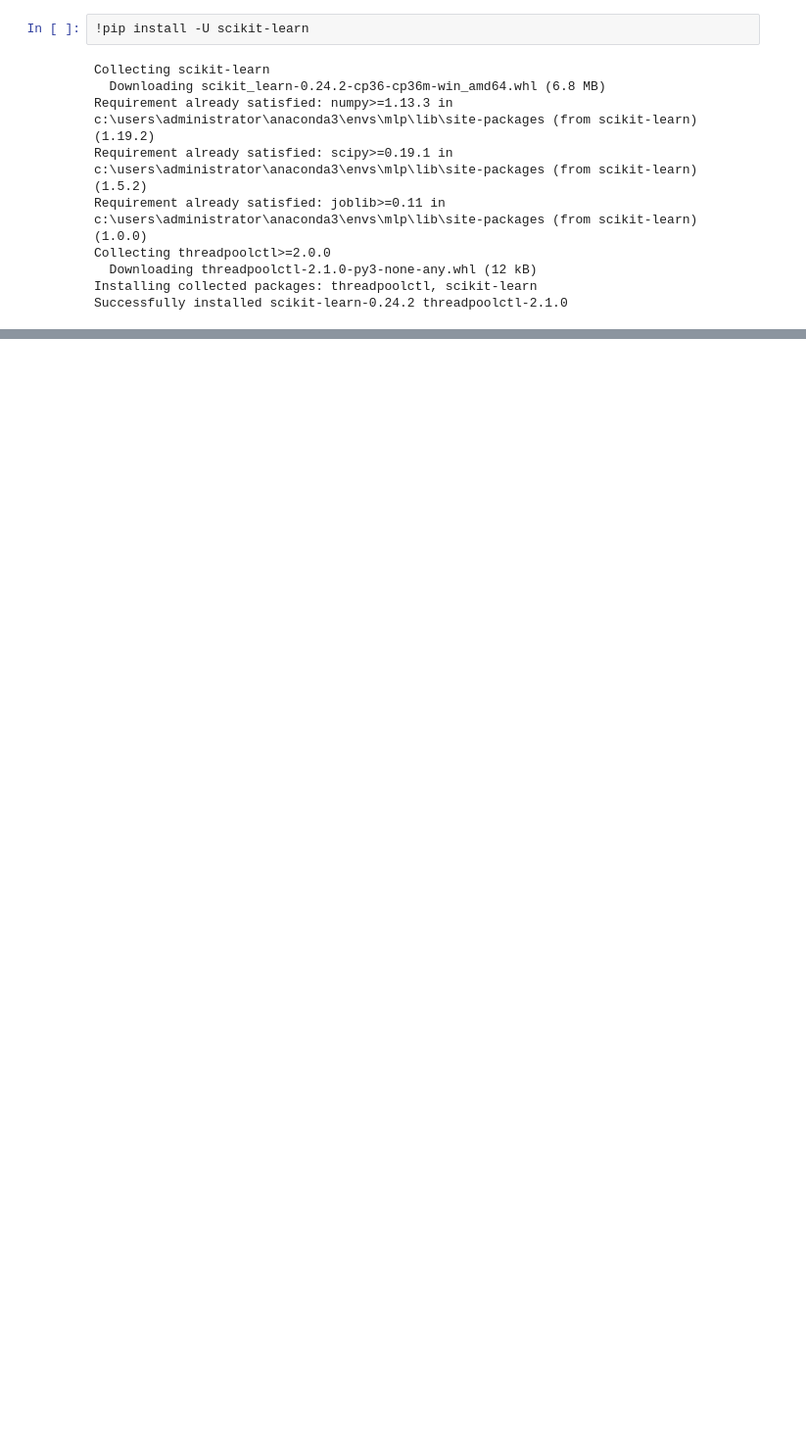
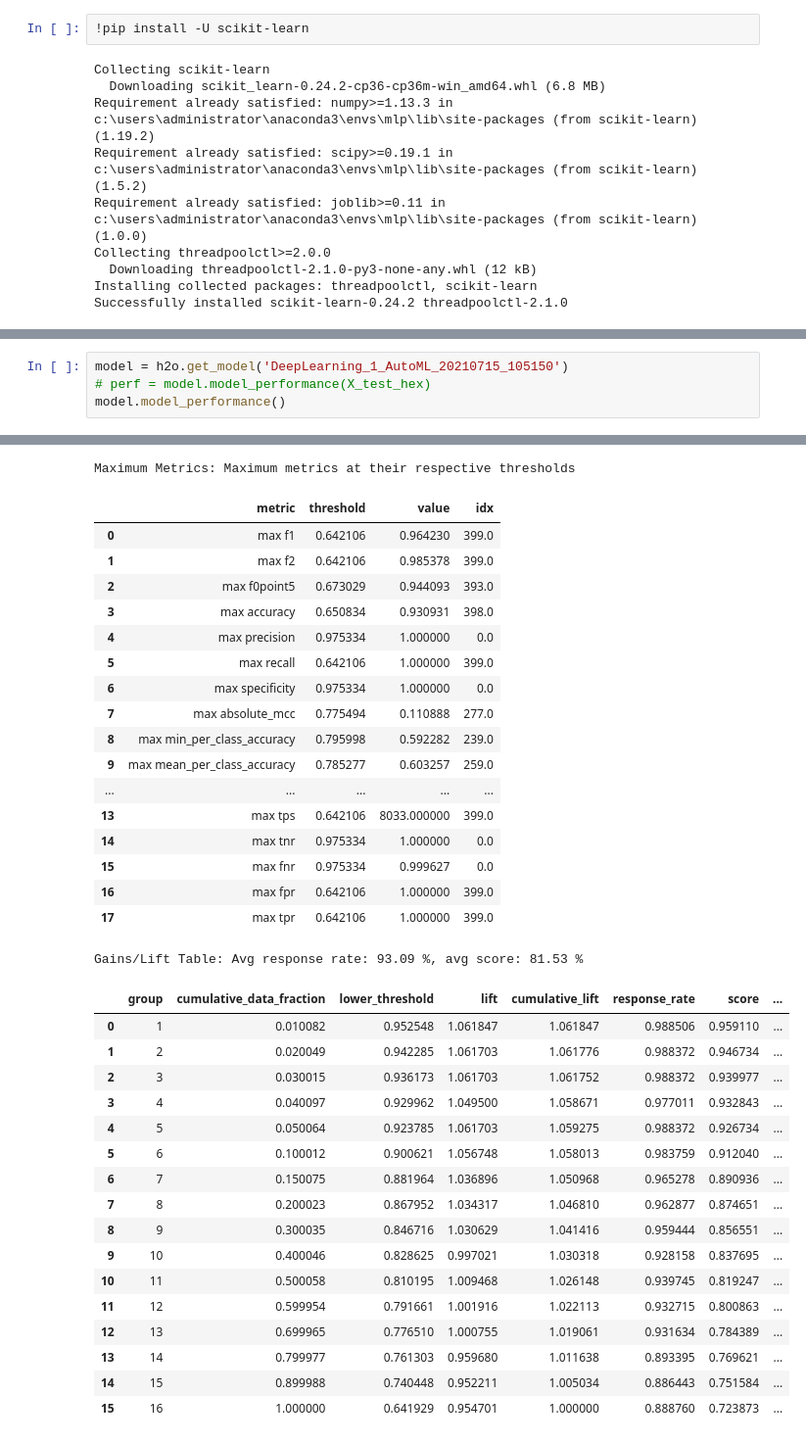
Before and after one commit to csynbiosys/dissertations-2021-info, a Jupyter notebook: yiwei_jing_quantify/H2O.ipynb, the cells around one changed output, grey strips where cells are left out. Shown at 98% size. Drawn from its saved outputs; the diff is of its cells as text; blank space fills up the shorter version.

```diff
--- a/yiwei_jing_quantify/H2O.ipynb
+++ b/yiwei_jing_quantify/H2O.ipynb
@@ -121,0 +346,5 @@ h2o.export_file(lb, os.path.join(out_path, 'aml_leaderboard.h2o'), force=True)
+# %%
+model = h2o.get_model('DeepLearning_1_AutoML_20210715_105150')
+# perf = model.model_performance(X_test_hex)
+model.model_performance()
+# %% [output]
@@ -121,0 +369,36 @@ h2o.export_file(lb, os.path.join(out_path, 'aml_leaderboard.h2o'), force=True)
+Maximum Metrics: Maximum metrics at their respective thresholds
+|  | metric | threshold | value | idx |
+| 0 | max f1 | 0.642106 | 0.964230 | 399.0 |
+| 1 | max f2 | 0.642106 | 0.985378 | 399.0 |
+| 2 | max f0point5 | 0.673029 | 0.944093 | 393.0 |
+| 3 | max accuracy | 0.650834 | 0.930931 | 398.0 |
+| 4 | max precision | 0.975334 | 1.000000 | 0.0 |
+| 5 | max recall | 0.642106 | 1.000000 | 399.0 |
+| 6 | max specificity | 0.975334 | 1.000000 | 0.0 |
+| 7 | max absolute_mcc | 0.775494 | 0.110888 | 277.0 |
+| 8 | max min_per_class_accuracy | 0.795998 | 0.592282 | 239.0 |
+| 9 | max mean_per_class_accuracy | 0.785277 | 0.603257 | 259.0 |
+| ... | ... | ... | ... | ... |
+| 13 | max tps | 0.642106 | 8033.000000 | 399.0 |
+| 14 | max tnr | 0.975334 | 1.000000 | 0.0 |
+| 15 | max fnr | 0.975334 | 0.999627 | 0.0 |
+| 16 | max fpr | 0.642106 | 1.000000 | 399.0 |
+| 17 | max tpr | 0.642106 | 1.000000 | 399.0 |
+Gains/Lift Table: Avg response rate: 93.09 %, avg score: 81.53 %
+|  | group | cumulative_data_fraction | lower_threshold | lift | cumulative_lift | response_rate | score | ... |
+| 0 | 1 | 0.010082 | 0.952548 | 1.061847 | 1.061847 | 0.988506 | 0.959110 | ... |
+| 1 | 2 | 0.020049 | 0.942285 | 1.061703 | 1.061776 | 0.988372 | 0.946734 | ... |
+| 2 | 3 | 0.030015 | 0.936173 | 1.061703 | 1.061752 | 0.988372 | 0.939977 | ... |
+| 3 | 4 | 0.040097 | 0.929962 | 1.049500 | 1.058671 | 0.977011 | 0.932843 | ... |
+| 4 | 5 | 0.050064 | 0.923785 | 1.061703 | 1.059275 | 0.988372 | 0.926734 | ... |
+| 5 | 6 | 0.100012 | 0.900621 | 1.056748 | 1.058013 | 0.983759 | 0.912040 | ... |
+| 6 | 7 | 0.150075 | 0.881964 | 1.036896 | 1.050968 | 0.965278 | 0.890936 | ... |
+| 7 | 8 | 0.200023 | 0.867952 | 1.034317 | 1.046810 | 0.962877 | 0.874651 | ... |
+| 8 | 9 | 0.300035 | 0.846716 | 1.030629 | 1.041416 | 0.959444 | 0.856551 | ... |
+| 9 | 10 | 0.400046 | 0.828625 | 0.997021 | 1.030318 | 0.928158 | 0.837695 | ... |
+| 10 | 11 | 0.500058 | 0.810195 | 1.009468 | 1.026148 | 0.939745 | 0.819247 | ... |
+| 11 | 12 | 0.599954 | 0.791661 | 1.001916 | 1.022113 | 0.932715 | 0.800863 | ... |
+| 12 | 13 | 0.699965 | 0.776510 | 1.000755 | 1.019061 | 0.931634 | 0.784389 | ... |
+| 13 | 14 | 0.799977 | 0.761303 | 0.959680 | 1.011638 | 0.893395 | 0.769621 | ... |
+| 14 | 15 | 0.899988 | 0.740448 | 0.952211 | 1.005034 | 0.886443 | 0.751584 | ... |
+| 15 | 16 | 1.000000 | 0.641929 | 0.954701 | 1.000000 | 0.888760 | 0.723873 | ... |
```
Also changed, not shown: parts of 18 cells of this notebook, 8 other files.
